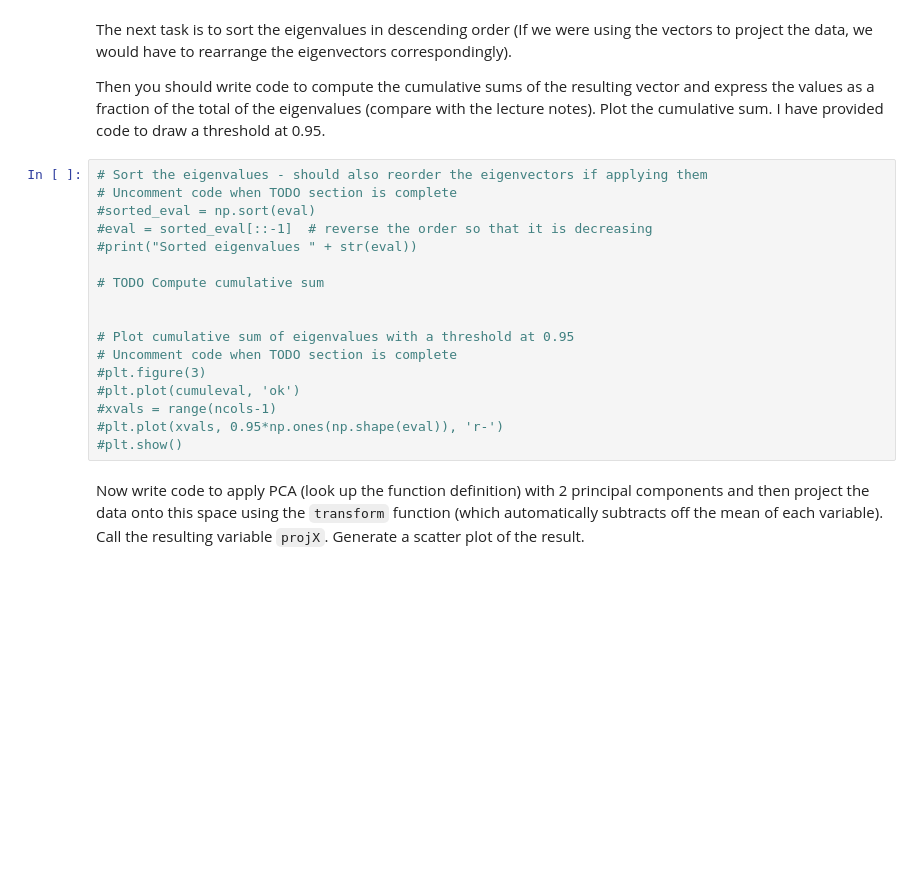
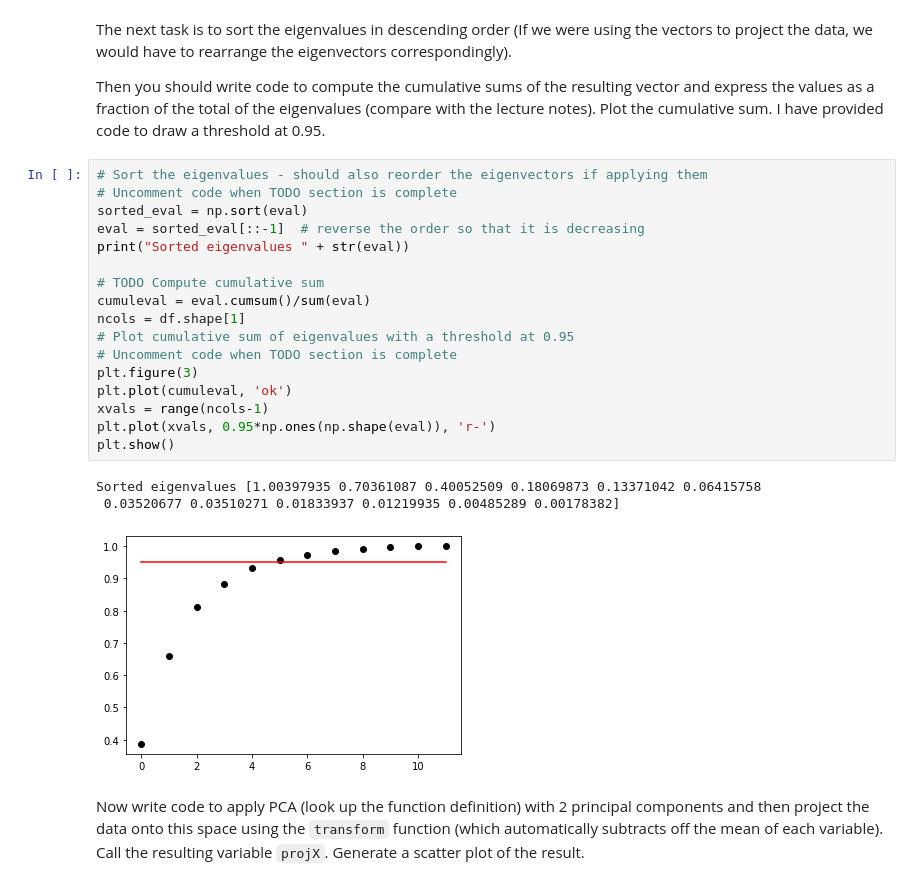
Before and after one commit to Raynham/Advanced-Data-Dnalytics, a Jupyter notebook: week2/Worksheet2.ipynb, the cells around one changed output. Cells and saved outputs as stored; diff of their text form; blank space fills up the shorter version.

```diff
--- a/week2/Worksheet2.ipynb
+++ b/week2/Worksheet2.ipynb
@@ -76,20 +106,24 @@ Then you should write code to compute the cumulative sums of the resulting vecto
 # %%
 # Sort the eigenvalues - should also reorder the eigenvectors if applying them
 # Uncomment code when TODO section is complete
-#sorted_eval = np.sort(eval)
-#eval = sorted_eval[::-1]  # reverse the order so that it is decreasing
-#print("Sorted eigenvalues " + str(eval))
+sorted_eval = np.sort(eval)
+eval = sorted_eval[::-1]  # reverse the order so that it is decreasing
+print("Sorted eigenvalues " + str(eval))
 
 # TODO Compute cumulative sum
-
-
+cumuleval = eval.cumsum()/sum(eval)
+ncols = df.shape[1]
 # Plot cumulative sum of eigenvalues with a threshold at 0.95
 # Uncomment code when TODO section is complete
-#plt.figure(3)
-#plt.plot(cumuleval, 'ok')
-#xvals = range(ncols-1)
-#plt.plot(xvals, 0.95*np.ones(np.shape(eval)), 'r-')
-#plt.show()
+plt.figure(3)
+plt.plot(cumuleval, 'ok')
+xvals = range(ncols-1)
+plt.plot(xvals, 0.95*np.ones(np.shape(eval)), 'r-')
+plt.show()
+# %% [output]
+Sorted eigenvalues [1.00397935 0.70361087 0.40052509 0.18069873 0.13371042 0.06415758
+ 0.03520677 0.03510271 0.01833937 0.01219935 0.00485289 0.00178382]
+[figure, added]
 # %% [markdown]
 Now write code to apply PCA (look up the function definition) with 2 principal components and then project the data onto this space using the `transform` function (which automatically subtracts off the mean of each variable). Call the resulting variable `projX`. Generate a scatter plot of the result.
 # %%
```
Also changed, not shown: parts of 24 cells of this notebook.
